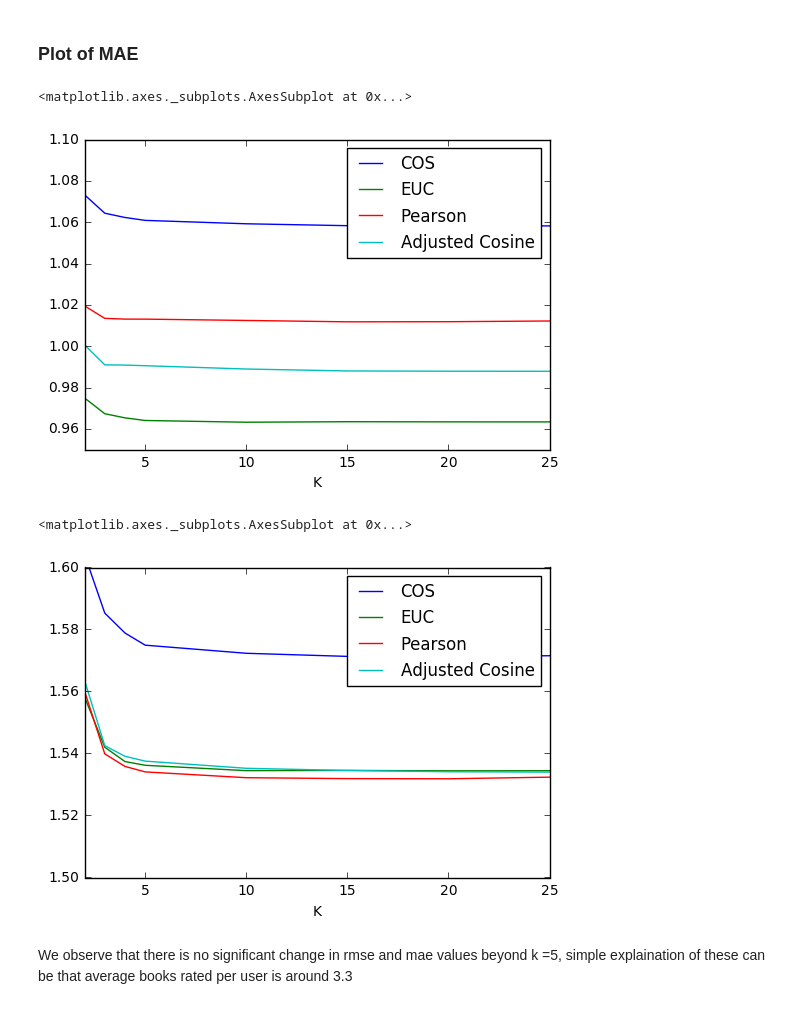
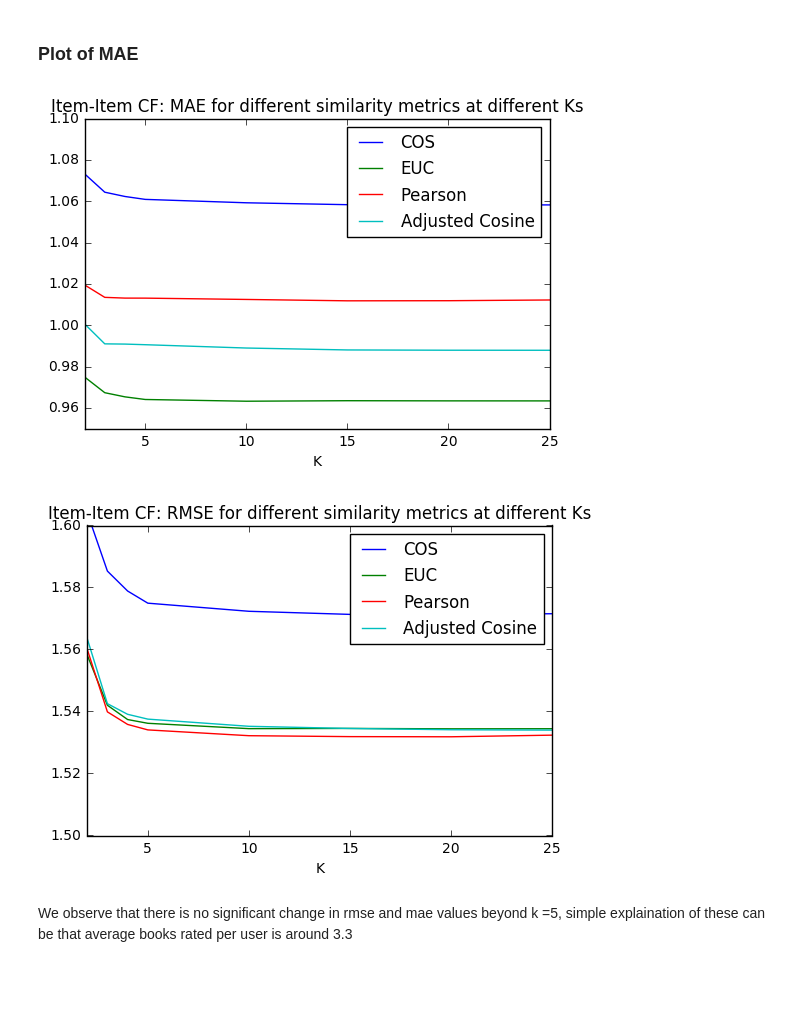
Before and after one commit to tjdharamsi/E4571-Personalisation-Theory-Project, a Jupyter notebook: Part1/analysis/CF-Data.ipynb, the cells around one changed output. Saved outputs shown, nothing was run; the diff lists cells and outputs as text; code cells hidden in the pictures; blank space fills up the shorter version.

Commit message:
Updates CF-Data

```diff
--- a/Part1/analysis/CF-Data.ipynb
+++ b/Part1/analysis/CF-Data.ipynb
@@ -451,22 +467,24 @@ k = [2, 3, 4, 5, 10, 15, 20, 25]
 # %% [markdown]
 ### Plot of MAE
 # %%
-results_df1 = pd.DataFrame({'K': k, 'COS': cos_res, 'EUC': euc_res, 'scipycos': scipycos_res, 'Pearson': pr_res, 'Adjusted Cosine': adjcos_res})
-results_df1.plot(x='K', y=['COS', 'EUC', 'Pearson', 'Adjusted Cosine'], ylim=(0.95, 1.1))
+results_df1 = pd.DataFrame({'K': k, 'COS': cos_res, 'EUC': euc_res, 'Pearson': pr_res, 'Adjusted Cosine': adjcos_res})
+plot1 = results_df1.plot(x='K', y=['COS', 'EUC', 'Pearson', 'Adjusted Cosine'], ylim=(0.95, 1.1), title = 'Item-Item CF: MAE for different similarity metrics at different Ks')
+fig = plot1.get_figure()
+fig.savefig('../figures/Kmae_item.png')
 # %% [output]
-<matplotlib.axes._subplots.AxesSubplot at 0x...>
-[figure, old version]
+[figure, new version]
 # %%
 cos_res = sims_rmse[1]
 euc_res = sims_rmse[0]
 pr_res = sims_rmse[3]
 adjcos_res = sims_rmse[4]
 k = [2, 3, 4, 5, 10, 15, 20, 25]
-results_df1 = pd.DataFrame({'K': k, 'COS': cos_res, 'EUC': euc_res, 'scipycos': scipycos_res, 'Pearson': pr_res, 'Adjusted Cosine': adjcos_res})
-results_df1.plot(x='K', y=['COS', 'EUC', 'Pearson', 'Adjusted Cosine'], ylim=(1.5, 1.6))
+results_df1 = pd.DataFrame({'K': k, 'COS': cos_res, 'EUC': euc_res, 'Pearson': pr_res, 'Adjusted Cosine': adjcos_res})
+plot1 = results_df1.plot(x='K', y=['COS', 'EUC', 'Pearson', 'Adjusted Cosine'], ylim=(1.5, 1.6), title = 'Item-Item CF: RMSE for different similarity metrics at different Ks')
+fig = plot1.get_figure()
+fig.savefig('../figures/Krmse_item.png')
 # %% [output]
-<matplotlib.axes._subplots.AxesSubplot at 0x...>
-[figure, old version]
+[figure, new version]
 # %% [markdown]
 We observe that there is no significant change in rmse and mae values beyond k =5, simple explaination of these can be that average books rated per user is around 3.3
 # %%
```
Also changed, not shown: parts of 31 cells of this notebook, 8 other files.
